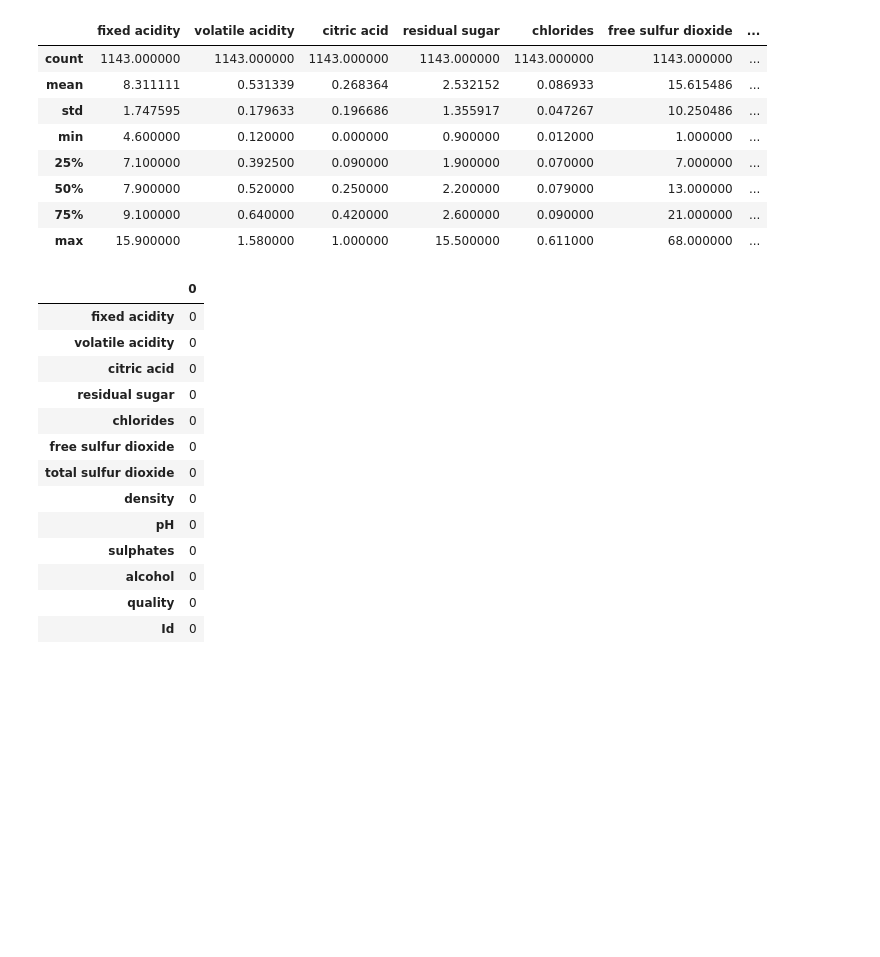
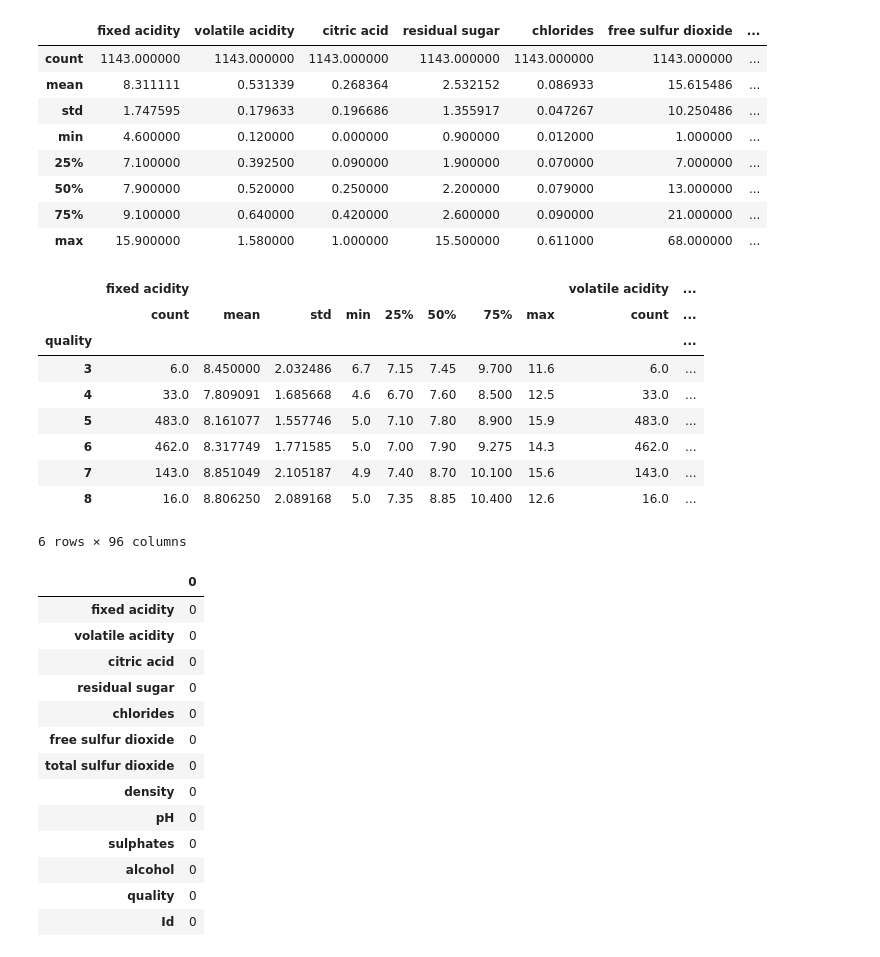
Before and after one commit to camilaalmeiida/wine-quality-classification, a Jupyter notebook: notebooks/wine_quality_analysis.ipynb, the cells around one changed output. Cells and saved outputs as stored; diff of their text form; code cells hidden in the pictures; blank space fills up the shorter version.

```diff
--- a/notebooks/wine_quality_analysis.ipynb
+++ b/notebooks/wine_quality_analysis.ipynb
@@ -127,6 +125,20 @@ df.describe()
 | 50% | 7.900000 | 0.520000 | 0.250000 | 2.200000 | 0.079000 | 13.000000 | ... |
 | 75% | 9.100000 | 0.640000 | 0.420000 | 2.600000 | 0.090000 | 21.000000 | ... |
 | max | 15.900000 | 1.580000 | 1.000000 | 15.500000 | 0.611000 | 68.000000 | ... |
+# %%
+# Visualizar a descrição dos dados de acordo com a variavel target
+df.groupby ('quality').describe()
+# %% [output]
+|  | fixed acidity |  |  |  |  |  |  |  | volatile acidity | ... |
+|  | count | mean | std | min | 25% | 50% | 75% | max | count | ... |
+| quality |  |  |  |  |  |  |  |  |  | ... |
+| 3 | 6.0 | 8.450000 | 2.032486 | 6.7 | 7.15 | 7.45 | 9.700 | 11.6 | 6.0 | ... |
+| 4 | 33.0 | 7.809091 | 1.685668 | 4.6 | 6.70 | 7.60 | 8.500 | 12.5 | 33.0 | ... |
+| 5 | 483.0 | 8.161077 | 1.557746 | 5.0 | 7.10 | 7.80 | 8.900 | 15.9 | 483.0 | ... |
+| 6 | 462.0 | 8.317749 | 1.771585 | 5.0 | 7.00 | 7.90 | 9.275 | 14.3 | 462.0 | ... |
+| 7 | 143.0 | 8.851049 | 2.105187 | 4.9 | 7.40 | 8.70 | 10.100 | 15.6 | 143.0 | ... |
+| 8 | 16.0 | 8.806250 | 2.089168 | 5.0 | 7.35 | 8.85 | 10.400 | 12.6 | 16.0 | ... |
+6 rows × 96 columns
 # %%
 # Verificar se há valores nulos na base
 df.isnull().sum()
```
Also changed, not shown: parts of 2 cells of this notebook.
